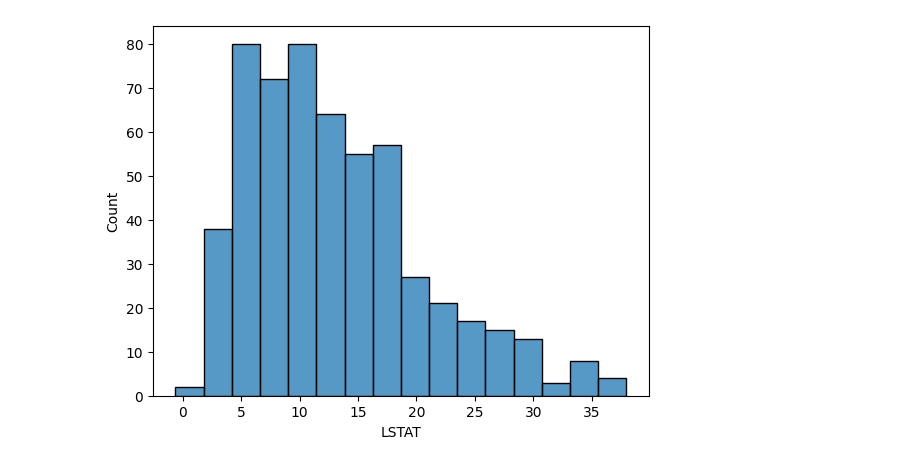
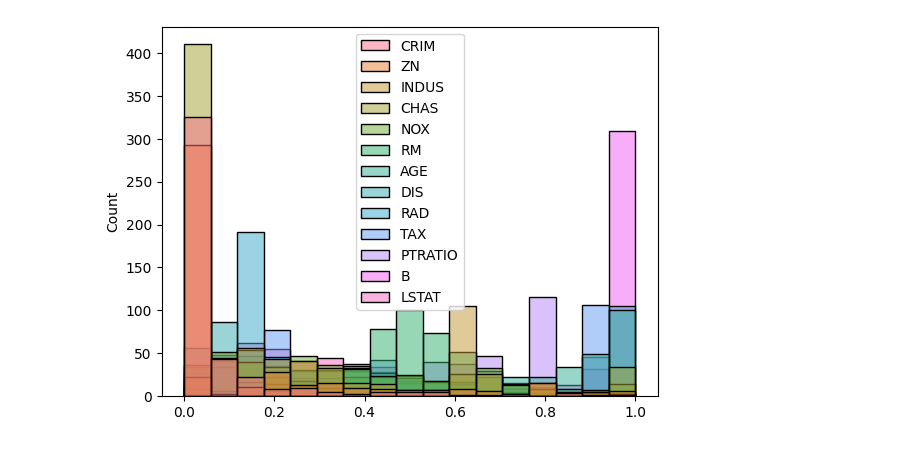
Before and after one commit to nacho-gonz/AA1-TUIA-Gonzalez-Noir, a Jupyter notebook: TP-regresion-AA1.ipynb, the cells around one changed output. Drawn from its saved outputs; the diff is of its cells as text; code cells hidden in the pictures.

```diff
--- a/TP-regresion-AA1.ipynb
+++ b/TP-regresion-AA1.ipynb
@@ -34,3 +50,3 @@ import seaborn as sns
 # %%
-casas = pd.read_csv("https://github.com/nacho-gonz/AA1-TUIA-Noir-Gonzalez/raw/master/house-prices-tp.csv")
-casas.head()
+dataset_completo = pd.read_csv("https://github.com/nacho-gonz/AA1-TUIA-Noir-Gonzalez/raw/master/house-prices-tp.csv")
+X_train, X_test, y_train, y_test = train_test_split(dataset_completo.drop('MEDV', axis=1), dataset_completo['MEDV'].values.reshape(-1,1), test_size=0.2,random_state=42)
@@ -92,0 +91,7 @@ memory usage: 56.6 KB
+# %%
+knn_imputer = KNNImputer(n_neighbors=5)
+X_train_imputado = knn_imputer.fit_transform(X_train)
+X_train_imputado_df = pd.DataFrame(X_train_imputado, columns=X_train.columns)
+X_train_imputado_df['RAD'] = X_train_imputado_df['RAD'].round().astype('int')
+X_train_imputado_df['CHAS'] = X_train_imputado_df['CHAS'].round().astype('category')
+X_train_imputado_df.info()
@@ -94,0 +181,5 @@ Visualización de los datos
+# %%
+scaler = MinMaxScaler()
+X_train_escalado = scaler.fit_transform(X_train_imputado_df)
+X_train_escalado_df = pd.DataFrame(X_train_escalado,columns=X_train_imputado_df.columns)
+X_train_escalado_df.describe()
@@ -95,5 +196,5 @@ Visualización de los datos
 # %%
-sns.histplot(casas_rellenas['LSTAT'])
+sns.histplot(X_train_escalado_df)
 plt.show()
 # %% [output]
-[figure, old version]
+[figure, new version]
```
Also changed, not shown: parts of 27 cells of this notebook, 1 other file.
